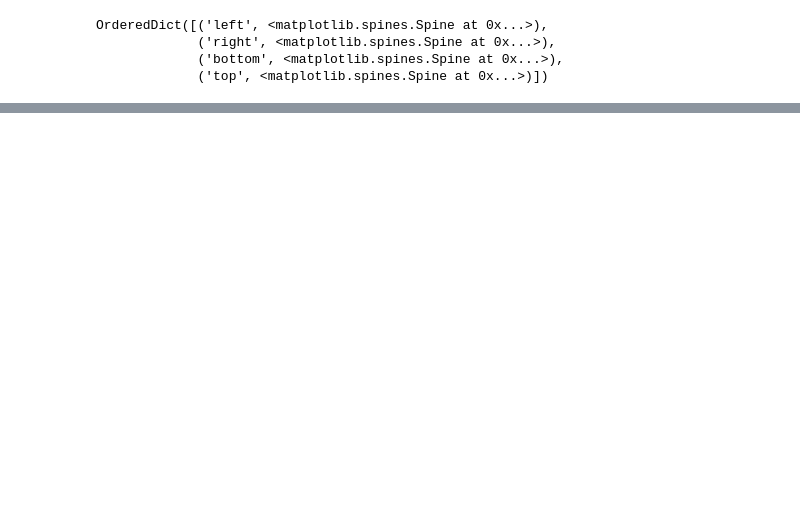
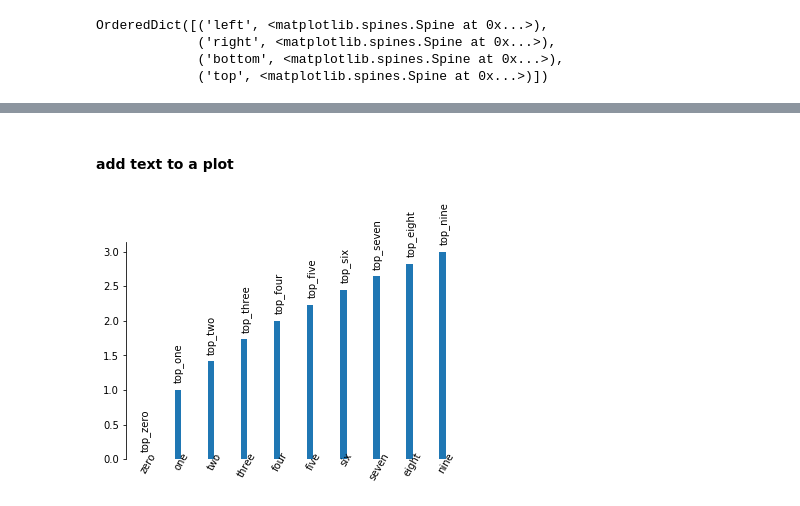
Before and after one commit to kishorepv/Data-Science-with-Python, a Jupyter notebook: Matplotlib library.ipynb, the cells around one changed output, grey strips where cells are left out. Cells and saved outputs as stored; diff of their text form; code cells hidden in the pictures; blank space fills up the shorter version.

```diff
--- a/Matplotlib library.ipynb
+++ b/Matplotlib library.ipynb
@@ -381,0 +414,24 @@ plt.xticks(x, x) #set labels for ticks
+# %% [markdown]
+#### add text to a plot
+# %%
+f=plt.figure()
+x=np.arange(10)
+y=np.sqrt(x)
+barc=plt.bar(x,y, width=0.2)
+ax=plt.gca()
+labels="zero-one-two-three-four-five-six-seven-eight-nine".split('-')
+#plt.text or plt.gca().test can be used to set the text
+#plt.text(x,y, text)
+# get_x,get_y,get_height,get_width are some methods of mpl.patches.Rectangle object
+for i,bar in enumerate(barc.get_children()):
+    plt.text(bar.get_x()+bar.get_width(), bar.get_y(), labels[i], ha="center", rotation="60") # bbox=dict(facecolor="red", alpha=0.2) for a bounding box around text
+    # ha -> horizontal alignment
+    plt.text(bar.get_x(), bar.get_height()+0.1, "top_"+labels[i], rotation="90", va="bottom") # label the top of the boxes
+    # va -> vertical alignment
+ax=plt.gca()
+bar.get_height
+ax.xaxis.set_visible(False)
+for side,spine_obj in ax.spines.items():
+    if side!="left": spine_obj.set_visible(False)
+# %% [output]
+[figure, added]
```
Also changed, not shown: parts of 34 cells of this notebook.
